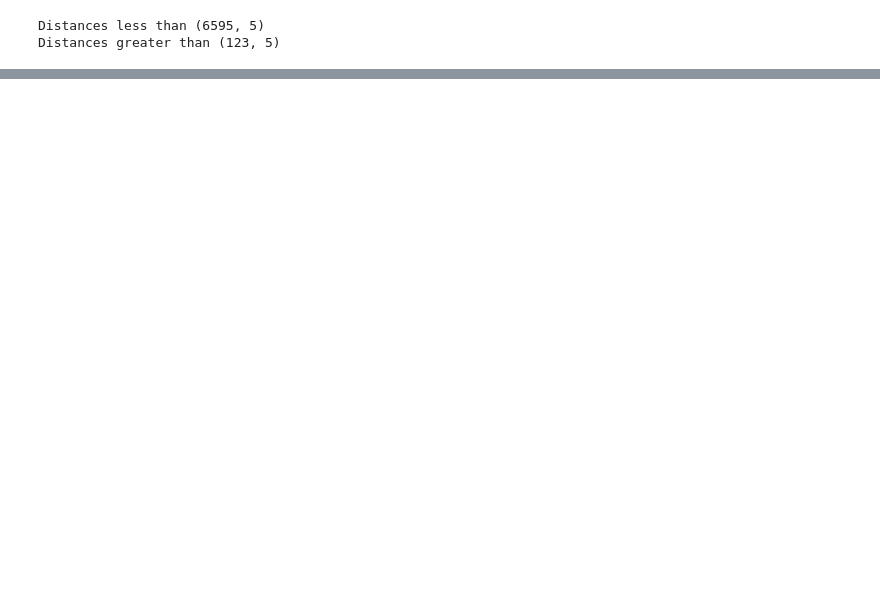
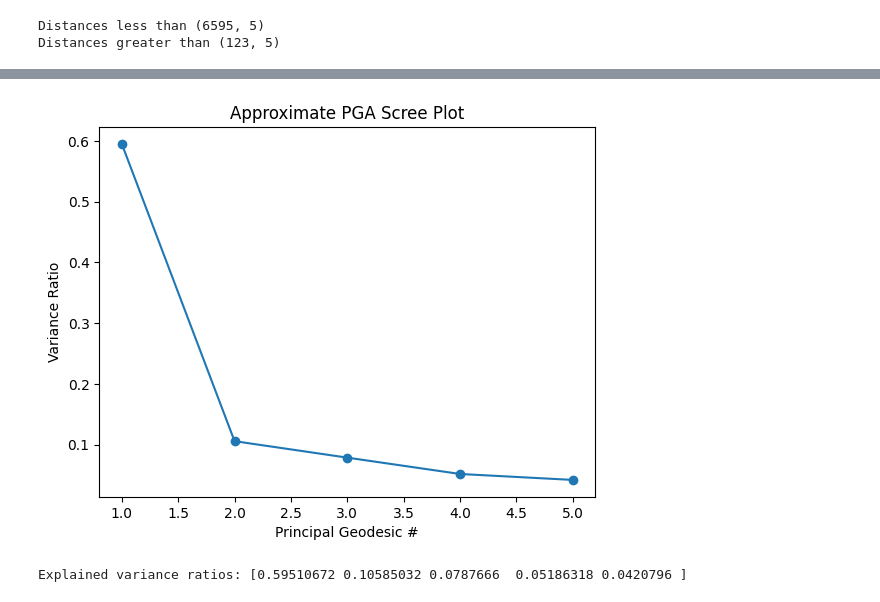
Before and after one commit to Antel0pe/SpaceOfMNIST-Digits, a Jupyter notebook: MaximizeGeodesicVSEuclideanDistance.ipynb, the cells around one changed output, grey strips where cells are left out. Saved outputs shown, nothing was run; the diff lists cells and outputs as text; code cells hidden in the pictures; blank space fills up the shorter version.

```diff
--- a/MaximizeGeodesicVSEuclideanDistance.ipynb
+++ b/MaximizeGeodesicVSEuclideanDistance.ipynb
@@ -404,0 +887,57 @@ Distances greater than (123, 5)
+# %%
+import numpy as np
+import matplotlib.pyplot as plt
+from sklearn.manifold import MDS
+from sklearn.decomposition import PCA
+
+# --- assume D_geo (m×m geodesic distance matrix on the largest component) is defined ---
+# and orig_idxs gives the mapping from subgraph indices → vectors_np rows
+
+def approximate_pga(D_geo, n_components=5, mds_init=2):
+    """
+    Approximate Principal Geodesic Analysis by:
+      1) Embedding via classical MDS on geodesic distances.
+      2) Running PCA on the MDS embedding.
+
+    Parameters
+    ----------
+    D_geo : np.ndarray, shape (m, m)
+        Geodesic (shortest-path) distance matrix on your points.
+    n_components : int
+        How many principal geodesics (axes) to extract.
+    mds_init : int
+        Number of dimensions for the MDS initial embedding.
+
+    Returns
+    -------
+    pca : fitted PCA instance on the MDS embedding
+    Y : np.ndarray, shape (m, mds_init)
+        The MDS embedding of your points.
+    """
+    # 1) MDS embedding
+    mds = MDS(n_components=mds_init, dissimilarity='precomputed', random_state=42)
+    Y   = mds.fit_transform(D_geo)
+
+    # 2) PCA on the MDS embedding
+    pca = PCA(n_components=n_components, random_state=42)
+    pca.fit(Y)
+
+    return pca, Y
+
+# Example usage:
+D_geo = np.array(giant.shortest_paths(weights='weight'))
+pca, Y = approximate_pga(D_geo, n_components=5, mds_init=10)
+
+# Scree plot of PCA eigenvalues on the manifold
+plt.figure()
+plt.plot(np.arange(1, 6), pca.explained_variance_ratio_, 'o-')
+plt.xlabel('Principal Geodesic #')
+plt.ylabel('Variance Ratio')
+plt.title('Approximate PGA Scree Plot')
+plt.show()
+
+# Print top eigenvalues
+print("Explained variance ratios:", pca.explained_variance_ratio_)
+# %% [output]
+[figure, added]
+Explained variance ratios: [0.59510672 0.10585032 0.0787666  0.05186318 0.0420796 ]
```
Also changed, not shown: parts of 16 cells of this notebook.
